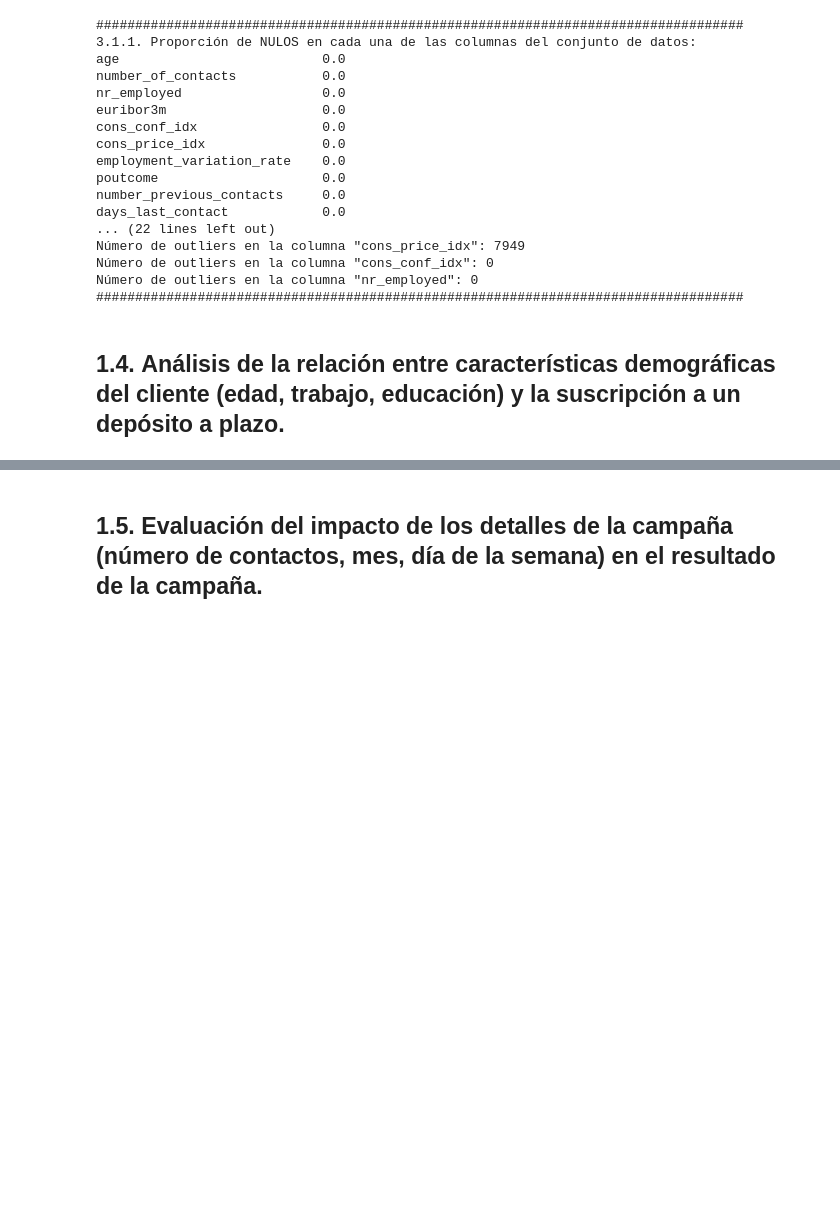
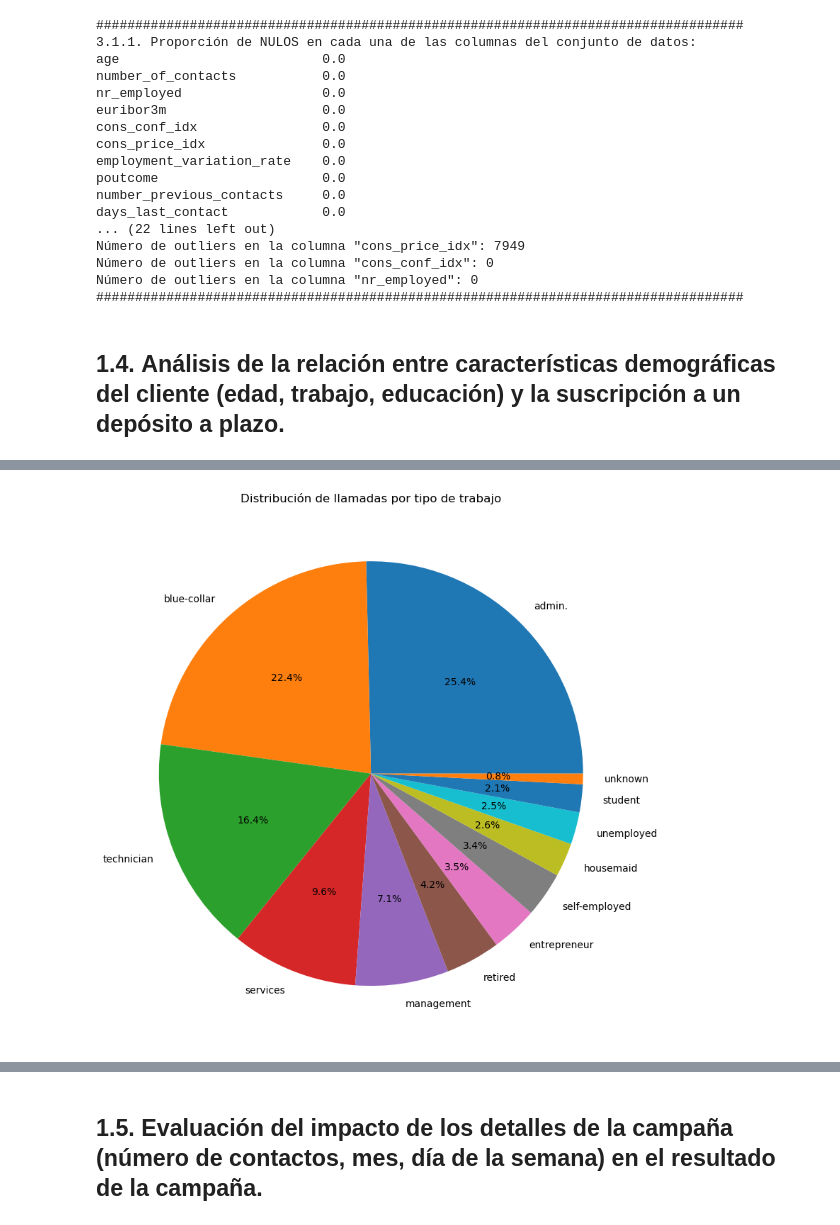
Before and after one commit to arnausans23/data-analytics-tfm, a Jupyter notebook: 1_analisis_datos_v2.ipynb, the cells around one changed output, grey strips where cells are left out. Cells and saved outputs as stored; diff of their text form; code cells hidden in the pictures; blank space fills up the shorter version.

```diff
--- a/1_analisis_datos_v2.ipynb
+++ b/1_analisis_datos_v2.ipynb
@@ -569,0 +663,12 @@ Número de outliers en la columna "nr_employed": 0
+# %%
+import matplotlib.pyplot as plt
+
+job_counts = df_clean['job'].value_counts()
+
+plt.figure(figsize=(10, 8))
+plt.pie(job_counts, labels=job_counts.index, autopct='%1.1f%%')
+plt.title('Distribución de llamadas por tipo de trabajo')
+plt.tight_layout()
+plt.show()
+# %% [output]
+[figure, added]
```
Also changed, not shown: parts of 22 cells of this notebook.
